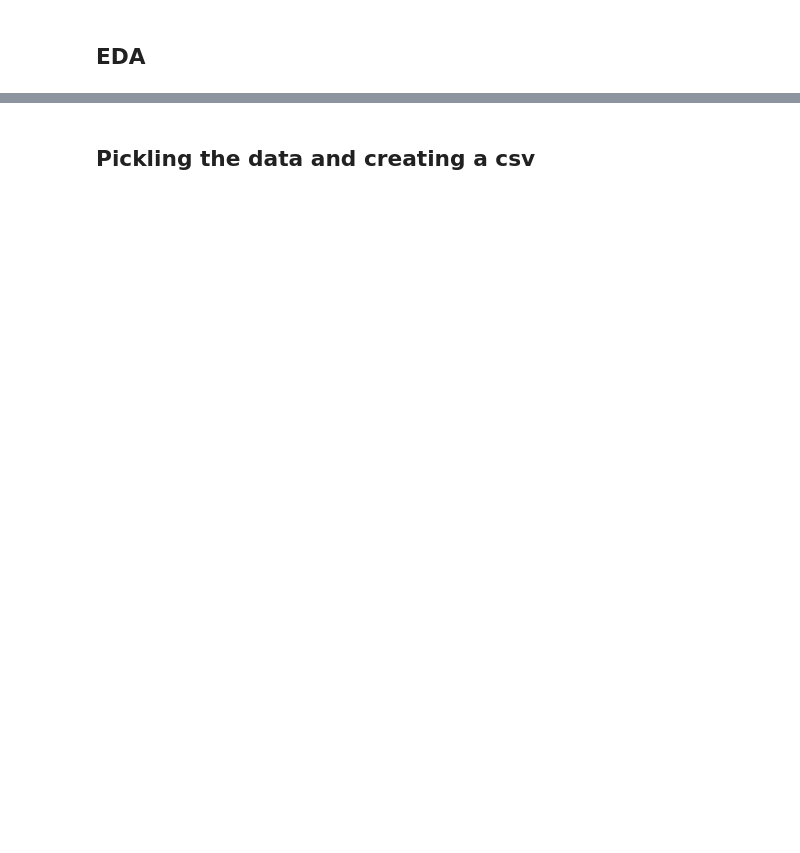
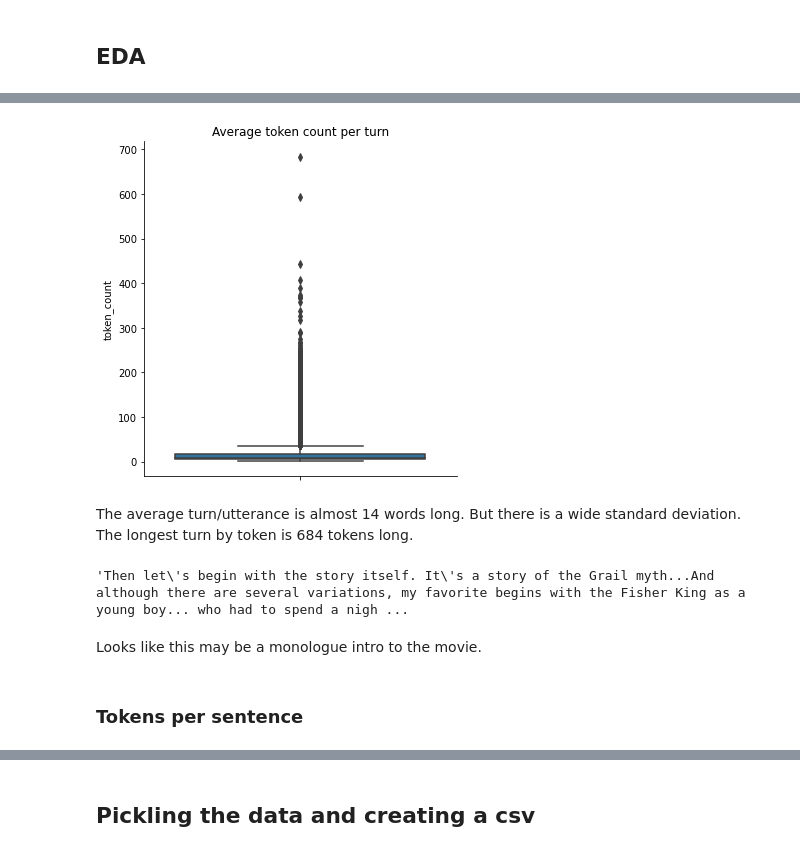
Before and after one commit to Data-Science-for-Linguists-2023/Movie-Gender-Dialogue-Analysis, a Jupyter notebook: dataframe_notebooks/Utterances_Notebook.ipynb, the cells around one changed output, grey strips where cells are left out. Saved outputs shown, nothing was run; the diff lists cells and outputs as text; code cells hidden in the pictures; blank space fills up the shorter version.

Commit message:
summary stats and plotting

```diff
--- a/dataframe_notebooks/Utterances_Notebook.ipynb
+++ b/dataframe_notebooks/Utterances_Notebook.ipynb
@@ -118 +113,18 @@ I am not sure why these utterances are empty or if they will have any impact on
+# %%
+sns.catplot(data=utterances_df, y='token_count', kind='box')
+plt.title('Average token count per turn')
+plt.savefig('../data_visualization/token_count_box.png')
+plt.show()
+# %% [output]
+[figure, added]
+# %% [markdown]
+The average turn/utterance is almost 14 words long. But there is a wide standard deviation. The longest turn by token is 684 tokens long.
+# %%
+utterances_df[utterances_df.token_count==684].iloc[0][4]
+# %% [output]
+'Then let\'s begin with the story itself. It\'s a story of the Grail myth...And although there are several variations, my favorite begins with the Fisher King as a young boy... who had to spend a nigh ...
+# %% [markdown]
+Looks like this may be a monologue intro to the movie.
+# %% [markdown]
+### Tokens per sentence
 # %%
```
Also changed, not shown: parts of 29 cells of this notebook.
